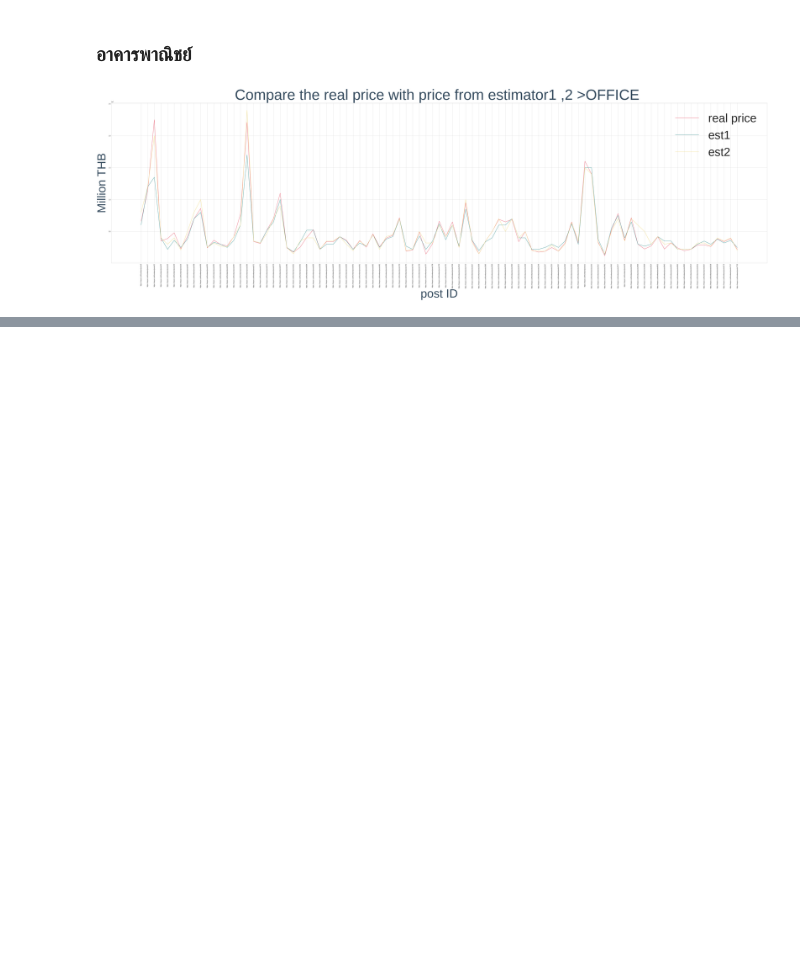
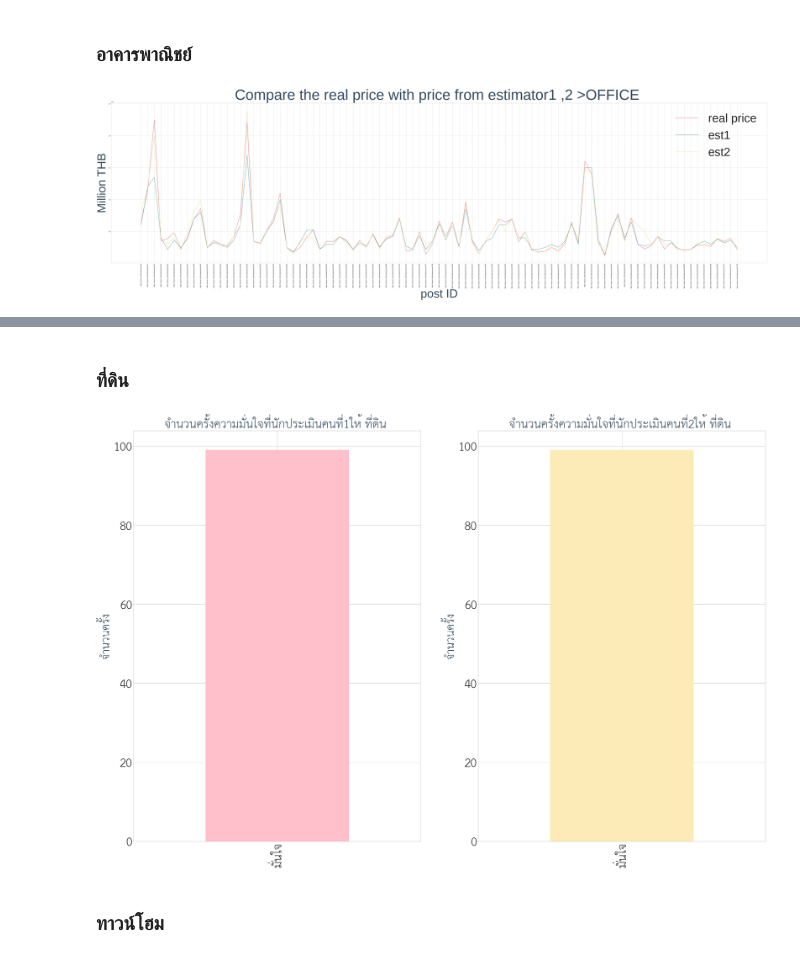
Before and after one commit to sucheerarighthere/bsc_dpdm22, a Jupyter notebook: [dataprep]Homework3.ipynb, the cells around one changed output, grey strips where cells are left out. Drawn from its saved outputs; the diff is of its cells as text; code cells hidden in the pictures; blank space fills up the shorter version.

```diff
--- a/[dataprep]Homework3.ipynb
+++ b/[dataprep]Homework3.ipynb
@@ -622,0 +655,27 @@ plt.show()
+# %% [markdown]
+### ที่ดิน
+# %%
+landsure=land[['ID ผู้ประเมิน','ความมั่นใจในการเมินราคาทรัพย์']]#'post id',
+# %%
+landsure1= landsure[landsure['ID ผู้ประเมิน']==1]
+landsure2= landsure[landsure['ID ผู้ประเมิน']==2]
+# %%
+matplotlib.rcParams['figure.figsize']=[30,20]
+plt.subplot(1,2,1)
+est1 =landsure1['ความมั่นใจในการเมินราคาทรัพย์'].value_counts().plot(kind='bar',color='pink')
+plt.title("จำนวนครั้งความมั่นใจที่นักประเมินคนที่1ให้ ที่ดิน ",fontsize=30 ,c='#354B5E')
+plt.ylabel("จำนวนครั้ง",fontsize=28,c='#354B5E')
+plt.xticks(fontsize=30)
+plt.yticks(fontsize=30)
+
+plt.subplot(1,2,2)
+est2 =landsure2['ความมั่นใจในการเมินราคาทรัพย์'].value_counts().plot(kind='bar',color='#fcebb6')
+plt.title("จำนวนครั้งความมั่นใจที่นักประเมินคนที่2ให้ ที่ดิน ",fontsize=30 ,c='#354B5E')
+plt.ylabel("จำนวนครั้ง",fontsize=28,c='#354B5E')
+plt.xticks(fontsize=30)
+plt.yticks(fontsize=30)
+plt.show()
+# %% [output]
+[figure, added]
+# %% [markdown]
+### ทาวน์โฮม
```
Also changed, not shown: parts of 13 cells of this notebook.
